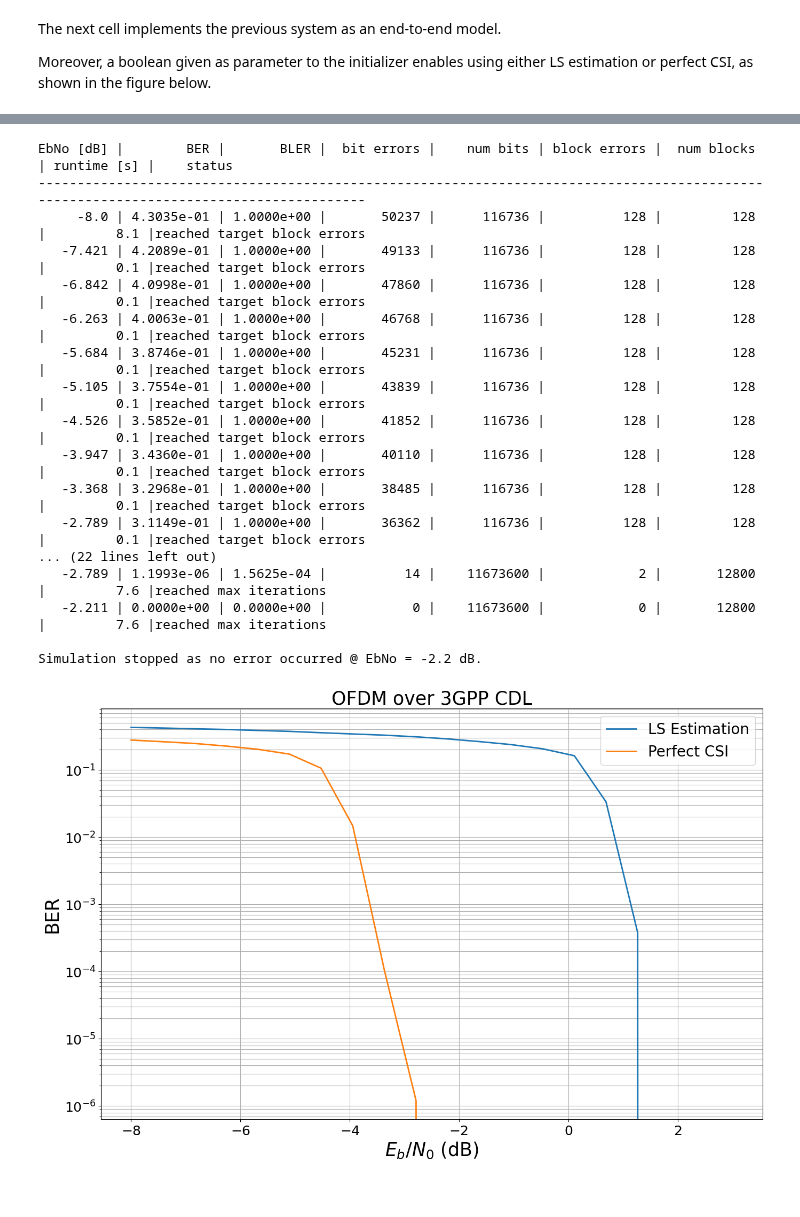
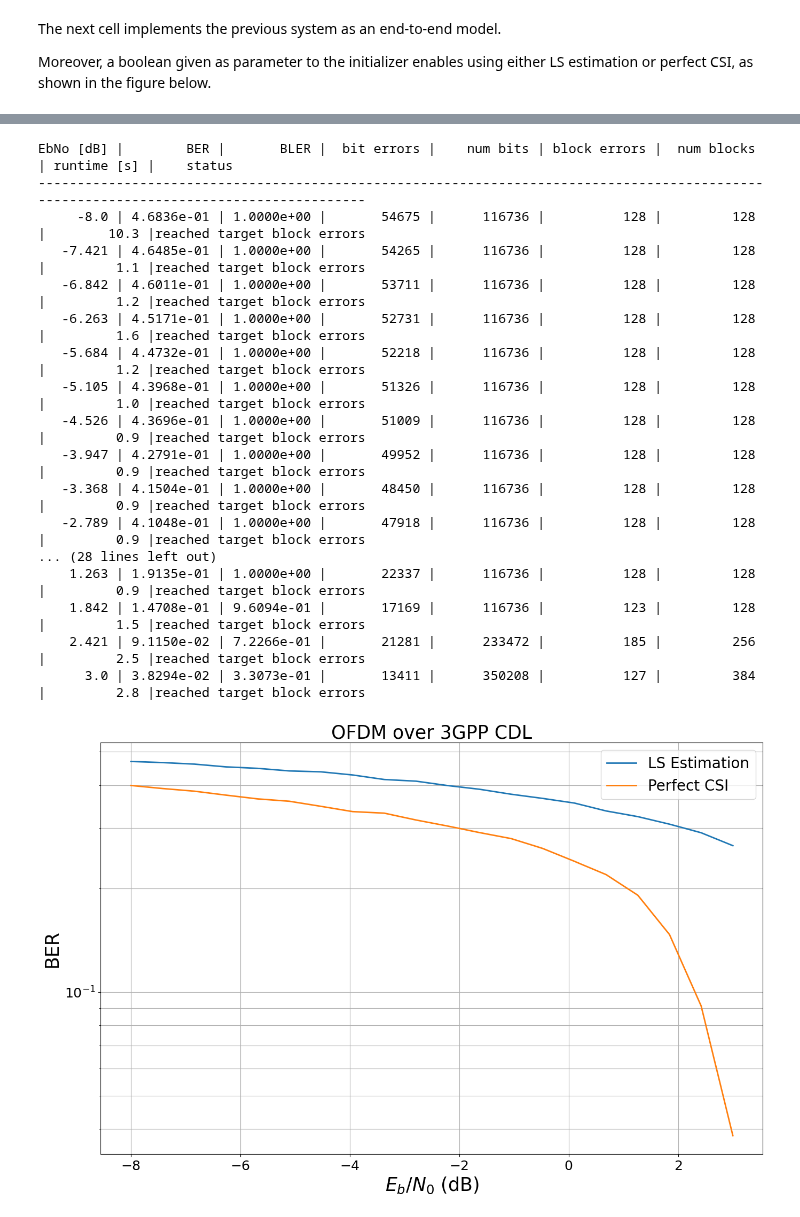
Before and after one commit to BhavanaDeva1995/Testing_Sionna, a Jupyter notebook: tutorials/phy/Sionna_tutorial_part3.ipynb, the cells around one changed output, grey strips where cells are left out. Drawn from its saved outputs; the diff is of its cells as text; code cells hidden in the pictures.

```diff
--- a/tutorials/phy/Sionna_tutorial_part3.ipynb
+++ b/tutorials/phy/Sionna_tutorial_part3.ipynb
@@ -401,7 +401,7 @@ class OFDMSystem(Model): # Inherits from Keras Model
         self.rg_mapper = sn.phy.ofdm.ResourceGridMapper(RESOURCE_GRID)
 
         # Frequency domain channel
-        self.channel = sn.phy.channel.OFDMChannel(CDL, RESOURCE_GRID, add_awgn=True, normalize_channel=True, return_channel=True)
+        self.channel = sn.phy.channel.OFDMChannel(TDL, RESOURCE_GRID, add_awgn=True, normalize_channel=True, return_channel=True)
 
         # The LS channel estimator will provide channel estimates and error variances
         self.ls_est = sn.phy.ofdm.LSChannelEstimator(RESOURCE_GRID, interpolation_type="nn")
@@ -441,46 +441,46 @@ class OFDMSystem(Model): # Inherits from Keras Model
 # %%
 EBN0_DB_MIN = -8.0 # Minimum value of Eb/N0 [dB] for simulations
 EBN0_DB_MAX = 3.0 # Maximum value of Eb/N0 [dB] for simulations
 
-ber_plots = sn.phy.utils.PlotBER("OFDM over 3GPP CDL")
+ber_plots = sn.phy.utils.PlotBER("OFDM over 3GPP TDL")
 
 model_ls = OFDMSystem(False)
 ber_plots.simulate(model_ls,
                   ebno_dbs=np.linspace(EBN0_DB_MIN, EBN0_DB_MAX, 20),
                   batch_size=BATCH_SIZE,
                   num_target_block_errors=100, # simulate until 100 block errors occured
                   legend="LS Estimation",
                   soft_estimates=True,
                   max_mc_iter=100, # run 100 Monte-Carlo simulations (each with batch_size samples)
                   show_fig=False);
 
 model_pcsi = OFDMSystem(True)
 ber_plots.simulate(model_pcsi,
                   ebno_dbs=np.linspace(EBN0_DB_MIN, EBN0_DB_MAX, 20),
                   batch_size=BATCH_SIZE,
                   num_target_block_errors=100, # simulate until 100 block errors occured
                   legend="Perfect CSI",
                   soft_estimates=True,
                   max_mc_iter=100, # run 100 Monte-Carlo simulations (each with batch_size samples)
                   show_fig=False);
 
 ber_plots();
 # %% [output]
 EbNo [dB] |        BER |       BLER |  bit errors |    num bits | block errors |  num blocks | runtime [s] |    status
 ---------------------------------------------------------------------------------------------------------------------------------------
-     -8.0 | 4.3035e-01 | 1.0000e+00 |       50237 |      116736 |          128 |         128 |         8.1 |reached target block errors
-   -7.421 | 4.2089e-01 | 1.0000e+00 |       49133 |      116736 |          128 |         128 |         0.1 |reached target block errors
-   -6.842 | 4.0998e-01 | 1.0000e+00 |       47860 |      116736 |          128 |         128 |         0.1 |reached target block errors
-   -6.263 | 4.0063e-01 | 1.0000e+00 |       46768 |      116736 |          128 |         128 |         0.1 |reached target block errors
-   -5.684 | 3.8746e-01 | 1.0000e+00 |       45231 |      116736 |          128 |         128 |         0.1 |reached target block errors
-   -5.105 | 3.7554e-01 | 1.0000e+00 |       43839 |      116736 |          128 |         128 |         0.1 |reached target block errors
-   -4.526 | 3.5852e-01 | 1.0000e+00 |       41852 |      116736 |          128 |         128 |         0.1 |reached target block errors
-   -3.947 | 3.4360e-01 | 1.0000e+00 |       40110 |      116736 |          128 |         128 |         0.1 |reached target block errors
-   -3.368 | 3.2968e-01 | 1.0000e+00 |       38485 |      116736 |          128 |         128 |         0.1 |reached target block errors
-   -2.789 | 3.1149e-01 | 1.0000e+00 |       36362 |      116736 |          128 |         128 |         0.1 |reached target block errors
-... (22 lines left out)
-   -2.789 | 1.1993e-06 | 1.5625e-04 |          14 |    11673600 |            2 |       12800 |         7.6 |reached max iterations
-   -2.211 | 0.0000e+00 | 0.0000e+00 |           0 |    11673600 |            0 |       12800 |         7.6 |reached max iterations
-
-Simulation stopped as no error occurred @ EbNo = -2.2 dB.
+     -8.0 | 4.6836e-01 | 1.0000e+00 |       54675 |      116736 |          128 |         128 |        10.3 |reached target block errors
+   -7.421 | 4.6485e-01 | 1.0000e+00 |       54265 |      116736 |          128 |         128 |         1.1 |reached target block errors
+   -6.842 | 4.6011e-01 | 1.0000e+00 |       53711 |      116736 |          128 |         128 |         1.2 |reached target block errors
+   -6.263 | 4.5171e-01 | 1.0000e+00 |       52731 |      116736 |          128 |         128 |         1.6 |reached target block errors
+   -5.684 | 4.4732e-01 | 1.0000e+00 |       52218 |      116736 |          128 |         128 |         1.2 |reached target block errors
+   -5.105 | 4.3968e-01 | 1.0000e+00 |       51326 |      116736 |          128 |         128 |         1.0 |reached target block errors
+   -4.526 | 4.3696e-01 | 1.0000e+00 |       51009 |      116736 |          128 |         128 |         0.9 |reached target block errors
+   -3.947 | 4.2791e-01 | 1.0000e+00 |       49952 |      116736 |          128 |         128 |         0.9 |reached target block errors
+   -3.368 | 4.1504e-01 | 1.0000e+00 |       48450 |      116736 |          128 |         128 |         0.9 |reached target block errors
+   -2.789 | 4.1048e-01 | 1.0000e+00 |       47918 |      116736 |          128 |         128 |         0.9 |reached target block errors
+... (28 lines left out)
+    1.263 | 1.9135e-01 | 1.0000e+00 |       22337 |      116736 |          128 |         128 |         0.9 |reached target block errors
+    1.842 | 1.4708e-01 | 9.6094e-01 |       17169 |      116736 |          123 |         128 |         1.5 |reached target block errors
+    2.421 | 9.1150e-02 | 7.2266e-01 |       21281 |      233472 |          185 |         256 |         2.5 |reached target block errors
+      3.0 | 3.8294e-02 | 3.3073e-01 |       13411 |      350208 |          127 |         384 |         2.8 |reached target block errors
-[figure, old version]
+[figure, new version]
```
Also changed, not shown: parts of 1 cell of this notebook.
